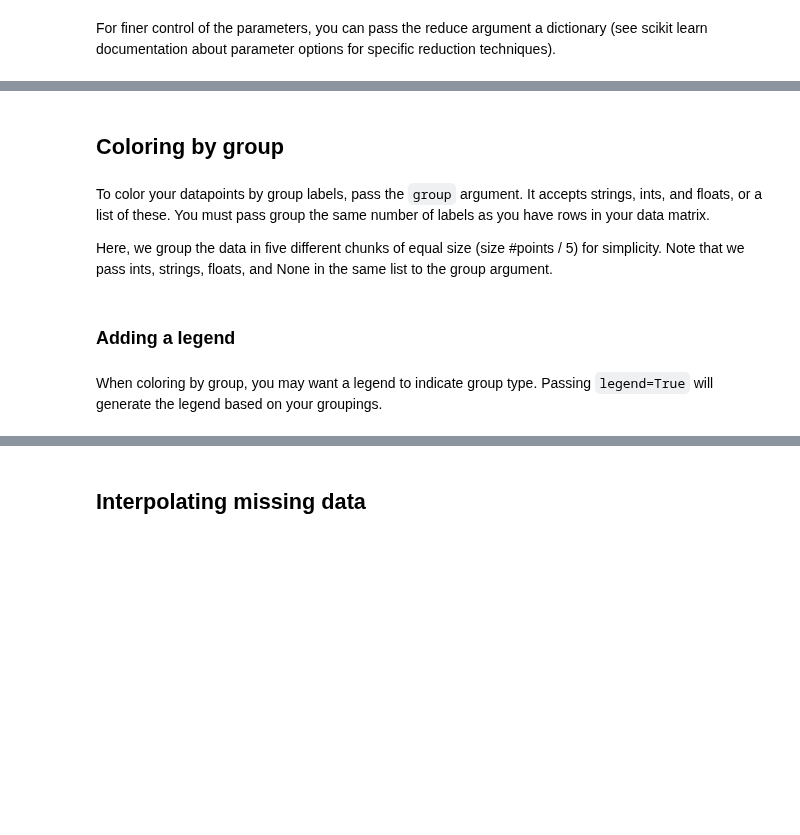
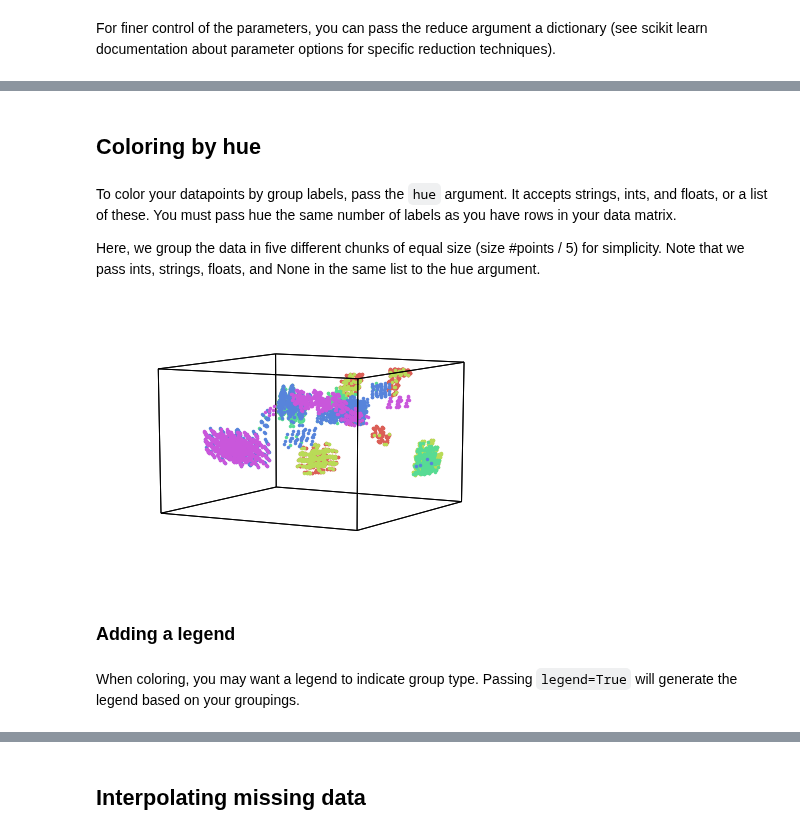
Before and after one commit to ContextLab/hypertools, a Jupyter notebook: docs/tutorials/plot.ipynb, the cells around one changed output, grey strips where cells are left out. Cells and saved outputs as stored; diff of their text form; code cells hidden in the pictures; blank space fills up the shorter version.

Commit message:
saving progress, tests passing

```diff
--- a/docs/tutorials/plot.ipynb
+++ b/docs/tutorials/plot.ipynb
@@ -60,16 +80,18 @@ geo = hyp.plot(mushrooms, '.', reduce={'model' : 'PCA', 'params' : {'whiten' : T
 # %% [markdown]
-## Coloring by group
+## Coloring by hue
 # %% [markdown]
-To color your datapoints by group labels, pass the `group` argument. It accepts strings, ints, and floats, or a list of these. You must pass group the same number of labels as you have rows in your data matrix.
+To color your datapoints by group labels, pass the `hue` argument. It accepts strings, ints, and floats, or a list of these. You must pass hue the same number of labels as you have rows in your data matrix.
 
-Here, we group the data in five different chunks of equal size (size #points / 5) for simplicity. Note that we pass ints, strings, floats, and None in the same list to the group argument.
+Here, we group the data in five different chunks of equal size (size #points / 5) for simplicity. Note that we pass ints, strings, floats, and None in the same list to the hue argument.
 # %%
 split = int(mushrooms.shape[0]/ 5)
-groupings = [1]*split + ['two']*split + [3.0]*split + [None]*split + ['four']*split
-geo_group = hyp.plot(mushrooms, '.', group=groupings)
+hue = [1]*split + ['two']*split + [3.0]*split + [None]*split + ['four']*split
+geo_group = hyp.plot(mushrooms, '.', hue=hue)
+# %% [output]
+[figure, added]
 # %% [markdown]
 ### Adding a legend
 # %% [markdown]
-When coloring by group, you may want a legend to indicate group type. Passing `legend=True` will generate the legend based on your groupings.
+When coloring, you may want a legend to indicate group type. Passing `legend=True` will generate the legend based on your groupings.
 # %%
 split = int(mushrooms.shape[0]/5)
```
Also changed, not shown: parts of 20 cells of this notebook, 43 other files.
